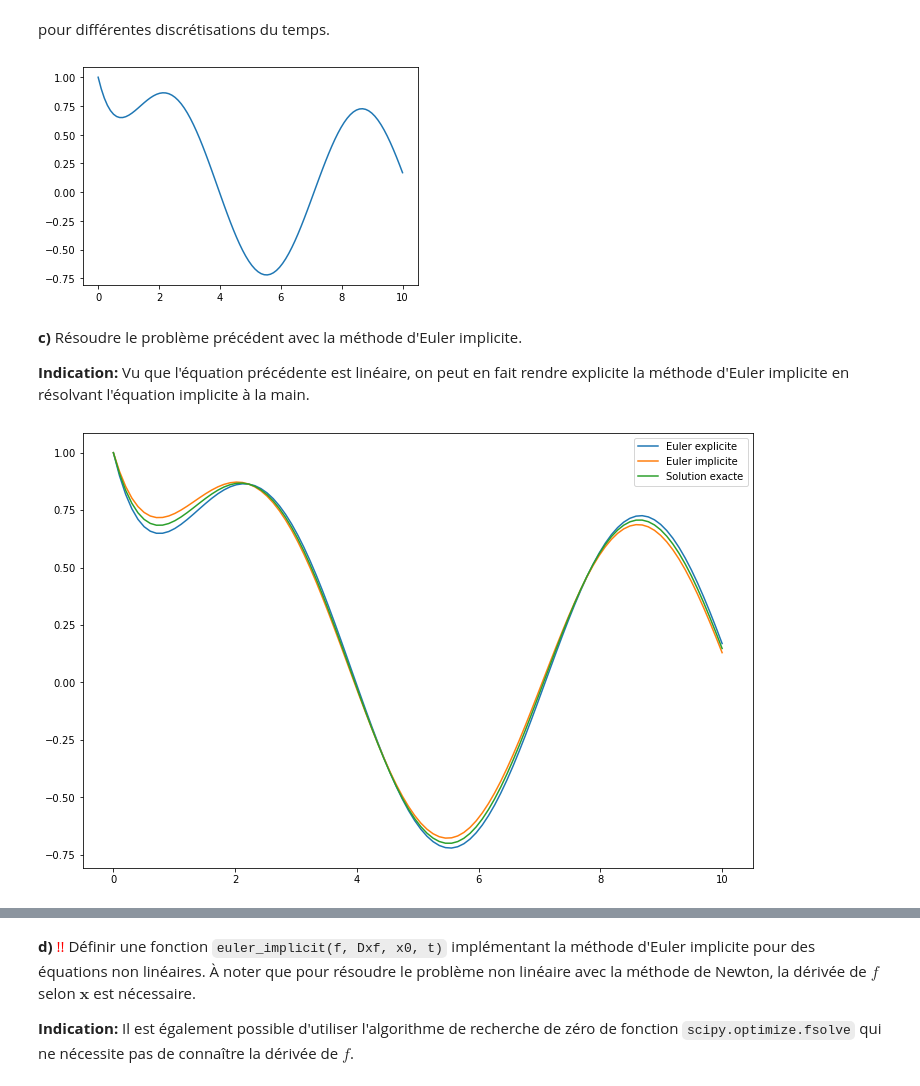
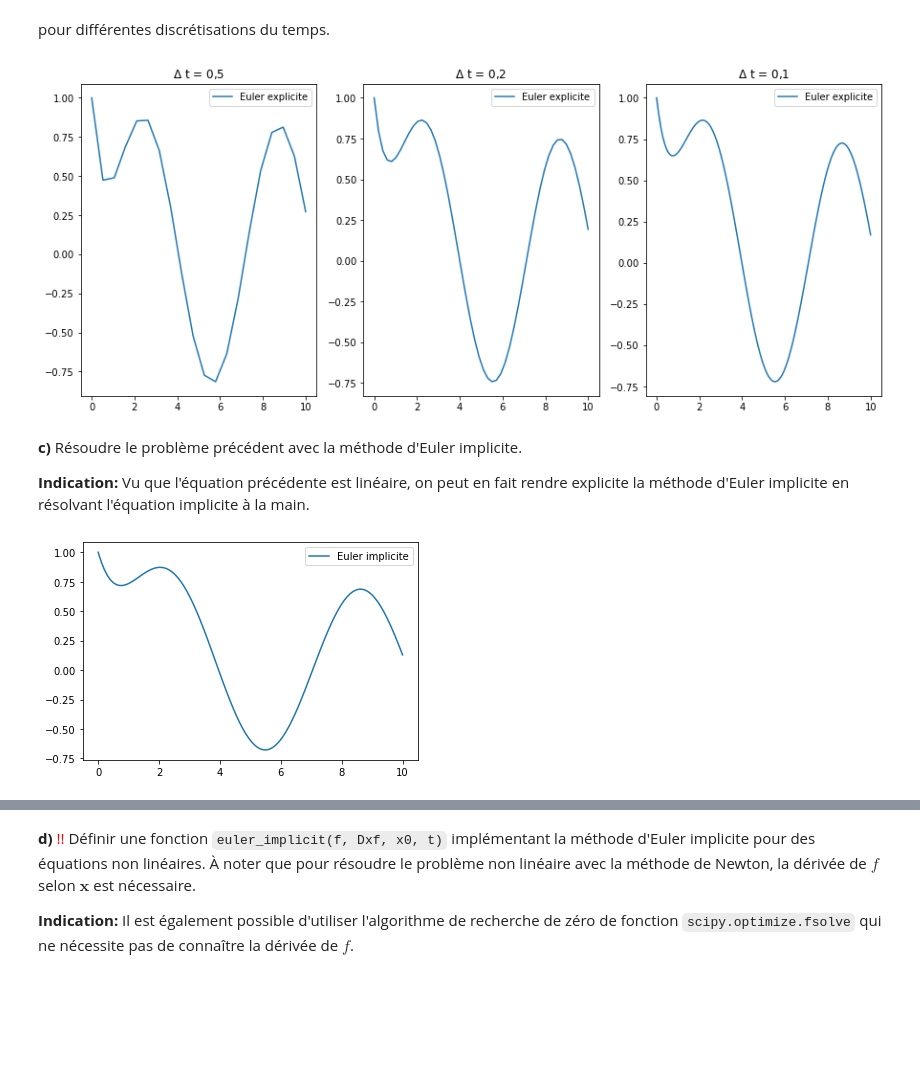
Before and after one commit to AntonioHorcasSerrano/LU2MA100, a Jupyter notebook: chap10.ipynb, the cells around one changed output, grey strips where cells are left out. Cells and saved outputs as stored; diff of their text form; code cells hidden in the pictures; blank space fills up the shorter version.

```diff
--- a/chap10.ipynb
+++ b/chap10.ipynb
@@ -124,17 +128,41 @@ def euler_explicit(f,x0,t):
         x[i] = x[i-1] + (t[i] - t[i-1]) * f(t[i-1],x[i-1])
         i+=1
     return x
-# %%
-def f(t,x):
-    return math.sin(t) - x
-
-t = np.linspace(0,10,100)
-x0 = 1
-x = euler_explicit(f, x0, t)
-plt.plot(t,x)
-plt.show()
-# %% [output]
-[figure, removed]
+# %%
+plt.figure(figsize=(15,6))
+plt.subplot(1,3,1)
+
+# avec un pas de 0,5
+plt.subplot(1,3,1)
+t = np.linspace(0,10,20)
+x0 = 1
+x = euler_explicit(f, x0, t)
+plt.title(r'$\Delta$ t = 0,5')
+plt.plot(t,x, label='Euler explicite')
+plt.legend()
+
+# avec un pas de 0,5
+plt.subplot(1,3,2)
+t = np.linspace(0,10,50)
+x0 = 1
+x = euler_explicit(f, x0, t)
+plt.title(r'$\Delta$ t = 0,2')
+plt.plot(t,x, label='Euler explicite')
+plt.legend()
+
+# avec un pas de 0,1
+plt.subplot(1,3,3)
+t = np.linspace(0,10,100)
+x0 = 1
+x = euler_explicit(f, x0, t)
+plt.title(r'$\Delta$ t = 0,1')
+plt.plot(t,x, label='Euler explicite')
+plt.legend()
+
+
+plt.show()
+# %% [output]
+[figure, added]
 # %% [markdown]
 
 **c)**
@@ -143,7 +171,6 @@ Résoudre le problème précédent avec la méthode d'Euler implicite.
 **Indication:**
 Vu que l'équation précédente est linéaire, on peut en fait rendre explicite la méthode d'Euler implicite en résolvant l'équation implicite à la main.
 # %%
-plt.figure(figsize=(12,8))
 t = np.linspace(0,10,100)
 h=0.1
 x = [0 for x in range(len(t))]
@@ -153,11 +180,8 @@ while i < len(t):
     # on évalue manuellement la fonction f en on en déduit la valeur de x()
     x[i] = (1/(1+h)) * (x[i-1] + math.sin(t[i])*h)
     i+=1
-x1 = euler_explicit(f, 1, t)
-plt.plot(t,x1, label='Euler explicite')
 plt.plot(t,x, label='Euler implicite')
-plt.plot(t,y, label='Solution exacte')
 plt.legend()
 plt.show()
 # %% [output]
-[figure, old version]
+[figure, new version]
```
Also changed, not shown: parts of 3 cells of this notebook.
